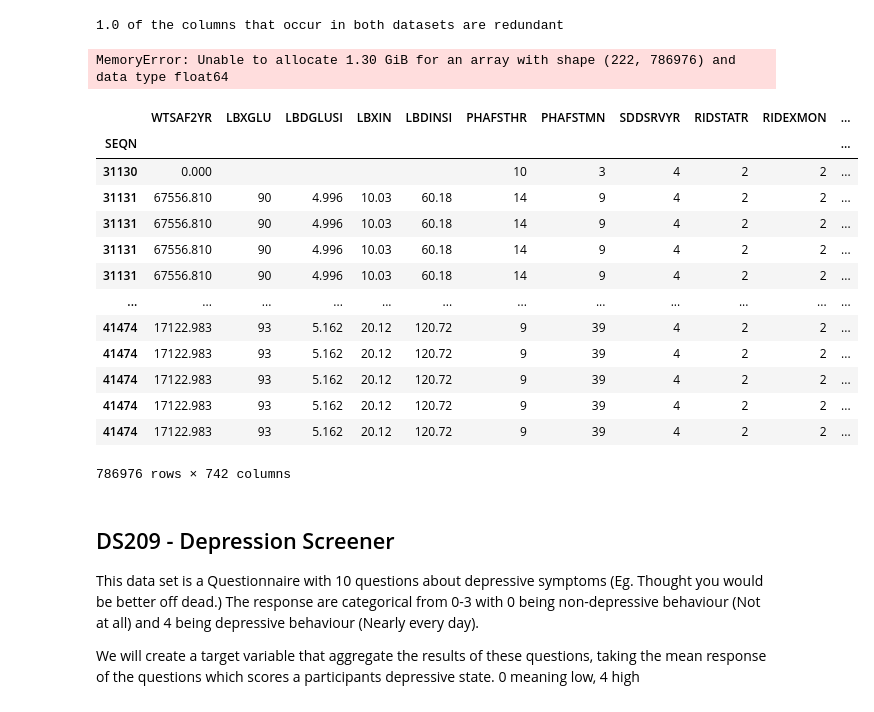
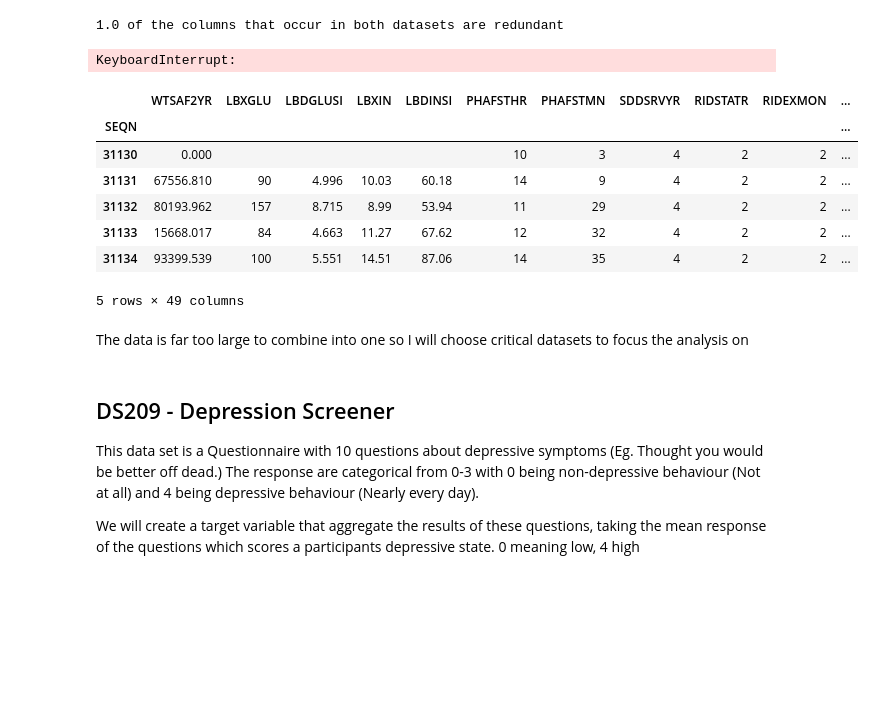
Before and after one commit to gmandl10/DATA495.github.io, a Jupyter notebook: Applications/Application1/EDA.ipynb, the cells around one changed output. Drawn from its saved outputs; the diff is of its cells as text; code cells hidden in the pictures; blank space fills up the shorter version.

```diff
--- a/Applications/Application1/EDA.ipynb
+++ b/Applications/Application1/EDA.ipynb
@@ -240,7 +180,7 @@ First let's check if each data set exists in both surveys and if their columns a
 import os
 import pandas as pd
 
-data_master = "ICPSR_25505\\"
+data_master = os.path.dirname(os.path.dirname(os.getcwd())) + "\\Data\\NHANES\\ICPSR_25505\\"
 dataframes2 = []
 index2 = []
 i = 0
@@ -295,17 +235,3 @@ DS0201
 DS0202
 DS0205
 DS0213
-# %%
-name = "DS0001"
-i=0
-
-while i < len(dataframes[name].columns):
-    if dataframes[name].columns[i] in dataframes2[name].columns:
-        i += 1
-    else:
-        break
-
-if i == len(dataframes[name].columns):
-    print("True")
-else:
-    print("False")
@@ -350,7 +253,7 @@ The only potential uses of having surveys from different years is to see if a mo
 ## Joining Datasets
 # %%
 import pandas as pd
-DS0132= pd.read_csv("ICPSR_25504\\DS0132\\25504-0132-Data.tsv", sep = "\t")
-DS0123 = pd.read_csv("ICPSR_25504\\DS0123\\25504-0123-Data.tsv", sep = "\t")
+DS0132= pd.read_csv(os.path.dirname(os.path.dirname(os.getcwd())) + "\\Data\\NHANES\\ICPSR_25504\\DS0132\\25504-0132-Data.tsv", sep = "\t")
+DS0123 = pd.read_csv(os.path.dirname(os.path.dirname(os.getcwd())) + "\\Data\\NHANES\\ICPSR_25504\\DS0123\\25504-0123-Data.tsv", sep = "\t")
 joined = DS0132.set_index("SEQN").join(DS0123.set_index("SEQN"), lsuffix="_DS0132", rsuffix="_DS0123")
 # %%
@@ -402,7 +300,7 @@ print(str(n/total) + " of the columns that occur in both datasets are redundant"
 import os
 import pandas as pd
 
-data_master = "ICPSR_25504\\"
+data_master = os.path.dirname(os.path.dirname(os.getcwd())) + "\\Data\\NHANES\\ICPSR_25504\\"
 i = 0
 joined_master = DS0123.set_index("SEQN")
 
@@ -440,21 +338,15 @@ for root, dirs, files in os.walk(data_master):
             # if n/total != 1:
             #     print(name + " - not redundant")
 # %% [output]
-MemoryError: Unable to allocate 1.30 GiB for an array with shape (222, 786976) and data type float64
+KeyboardInterrupt:
 # %%
-joined_master
+joined_master.head()
 # %% [output]
 |  | WTSAF2YR | LBXGLU | LBDGLUSI | LBXIN | LBDINSI | PHAFSTHR | PHAFSTMN | SDDSRVYR | RIDSTATR | RIDEXMON | ... |
 | SEQN |  |  |  |  |  |  |  |  |  |  | ... |
 | 31130 | 0.000 |  |  |  |  | 10 | 3 | 4 | 2 | 2 | ... |
 | 31131 | 67556.810 | 90 | 4.996 | 10.03 | 60.18 | 14 | 9 | 4 | 2 | 2 | ... |
-| 31131 | 67556.810 | 90 | 4.996 | 10.03 | 60.18 | 14 | 9 | 4 | 2 | 2 | ... |
-| 31131 | 67556.810 | 90 | 4.996 | 10.03 | 60.18 | 14 | 9 | 4 | 2 | 2 | ... |
-| 31131 | 67556.810 | 90 | 4.996 | 10.03 | 60.18 | 14 | 9 | 4 | 2 | 2 | ... |
-| ... | ... | ... | ... | ... | ... | ... | ... | ... | ... | ... | ... |
-| 41474 | 17122.983 | 93 | 5.162 | 20.12 | 120.72 | 9 | 39 | 4 | 2 | 2 | ... |
-| 41474 | 17122.983 | 93 | 5.162 | 20.12 | 120.72 | 9 | 39 | 4 | 2 | 2 | ... |
-| 41474 | 17122.983 | 93 | 5.162 | 20.12 | 120.72 | 9 | 39 | 4 | 2 | 2 | ... |
-| 41474 | 17122.983 | 93 | 5.162 | 20.12 | 120.72 | 9 | 39 | 4 | 2 | 2 | ... |
-| 41474 | 17122.983 | 93 | 5.162 | 20.12 | 120.72 | 9 | 39 | 4 | 2 | 2 | ... |
+| 31132 | 80193.962 | 157 | 8.715 | 8.99 | 53.94 | 11 | 29 | 4 | 2 | 2 | ... |
+| 31133 | 15668.017 | 84 | 4.663 | 11.27 | 67.62 | 12 | 32 | 4 | 2 | 2 | ... |
+| 31134 | 93399.539 | 100 | 5.551 | 14.51 | 87.06 | 14 | 35 | 4 | 2 | 2 | ... |
-786976 rows × 742 columns
+5 rows × 49 columns
@@ -463,3 +353,5 @@ joined_master
+# %% [markdown]
+The data is far too large to combine into one so I will choose critical datasets to focus the analysis on
 # %% [markdown]
 ## DS209 - Depression Screener
 
```
Also changed, not shown: parts of 33 cells of this notebook, 1 other file.
